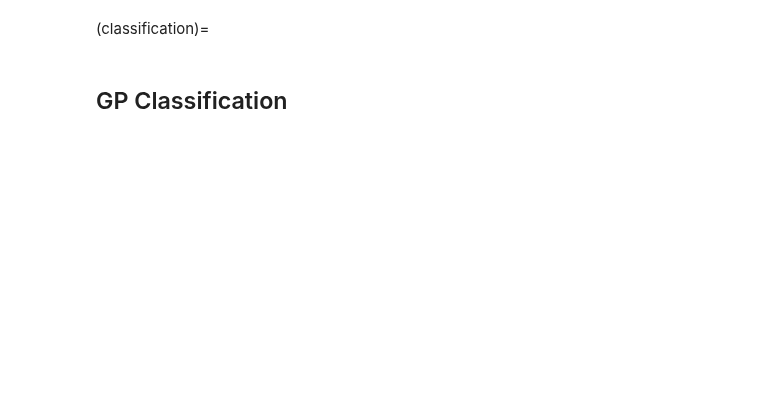
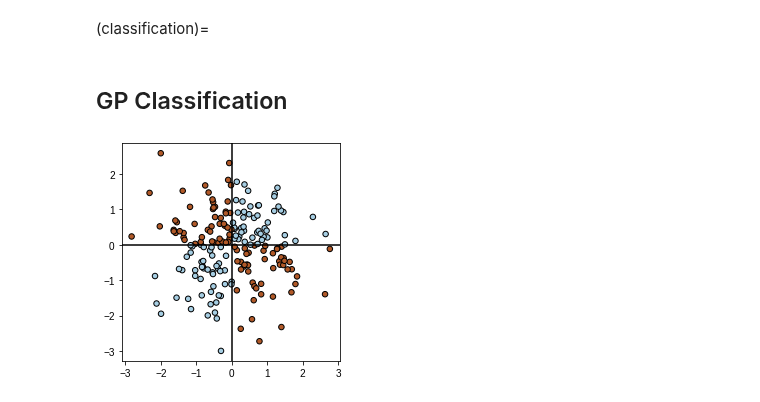
Before and after one commit to dfm/tinygp, a Jupyter notebook: docs/tutorials/gp_classification_test.ipynb, the cells around one changed output. Saved outputs shown, nothing was run; the diff lists cells and outputs as text; code cells hidden in the pictures; blank space fills up the shorter version.

```diff
--- a/docs/tutorials/gp_classification_test.ipynb
+++ b/docs/tutorials/gp_classification_test.ipynb
@@ -25,13 +20,15 @@ np.random
 # %%
-X = jax.random.normal(key, (200, 2))
+X = jax.random.normal(jax.random.PRNGKey(1234), (200, 2))
 y = jnp.logical_xor(X[:, 0] > 0, X[:, 1] > 0)
 
 plt.scatter(
     X[:, 0], X[:, 1], s=30, c=y, cmap=plt.cm.Paired, edgecolors=(0, 0, 0)
 )
 plt.gca().set_aspect("equal")
 _ = plt.axhline(0, color="k")
 _ = plt.axvline(0, color="k")
+# %% [output]
+[figure, added]
 # %%
 xs = jnp.linspace(-2, 2, num=100)
 ys = jnp.linspace(-2, 2, num=100)
```
Also changed, not shown: parts of 14 cells of this notebook, 1 other file.
